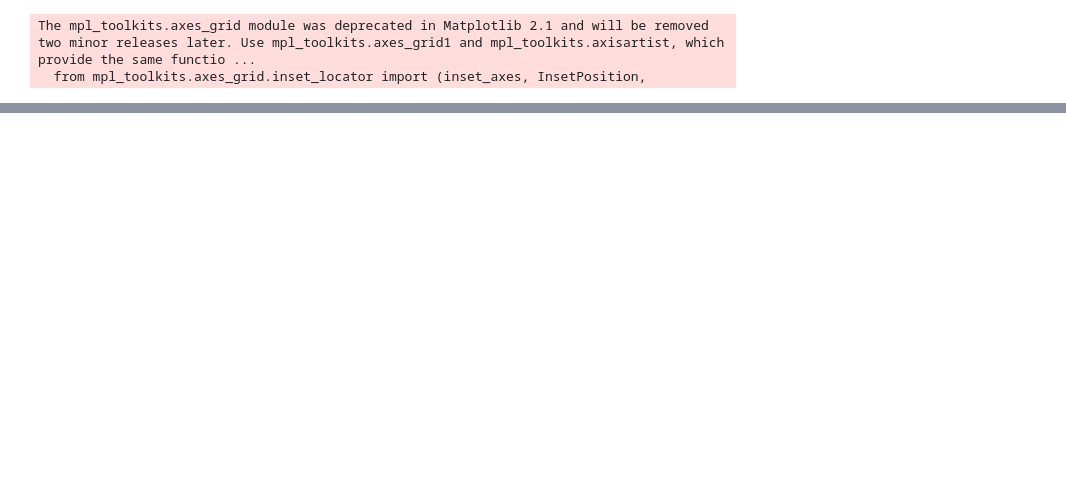
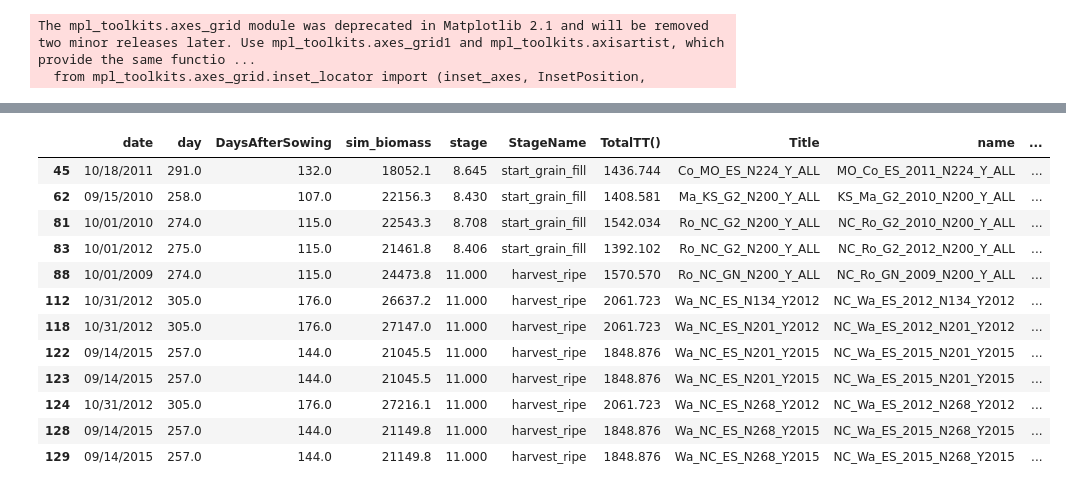
Before and after one commit to JJguri/APSIMClassicTools, a Jupyter notebook: SunGrantDataValidation.ipynb, the cells around one changed output, grey strips where cells are left out. Saved outputs shown, nothing was run; the diff lists cells and outputs as text; code cells hidden in the pictures; blank space fills up the shorter version.

```diff
--- a/SunGrantDataValidation.ipynb
+++ b/SunGrantDataValidation.ipynb
@@ -44,6 +44,7 @@ display(HTML("<style>.container { width:100% !important; }</style>"))
 The mpl_toolkits.axes_grid module was deprecated in Matplotlib 2.1 and will be removed two minor releases later. Use mpl_toolkits.axes_grid1 and mpl_toolkits.axisartist, which provide the same functio ...
   from mpl_toolkits.axes_grid.inset_locator import (inset_axes, InsetPosition,
 # %%
+#read simulated data from APSIM Classic out files
 filelist = glob.glob(r'C:\Users\uqjojeda\Nextcloud\PURTERRA-A0131\2020\Validation\APSIMfiles\*HarvestReport.out')
 frame = pd.DataFrame()
 list = []
@@ -57,13 +58,27 @@ for file in filelist:
     b['location'] = b['Title'].str.slice(0,2)
     b['state'] = b['Title'].str.slice(3,5)
     b['cultivar'] = b['Title'].str.slice(6,8)
+    b['nitrogen'] = b['Title'].str.slice(9,13)
+    b['year2'] = b['Title'].str.slice(14,19)
     b["day"] = b["day"].astype(str).astype(float)
     b["DaysAfterSowing"] = b["DaysAfterSowing"].astype(str).astype(float)
     b["biomass"] = b["biomass"].astype(str).astype(float)
     b["stage"] = b["stage"].astype(str).astype(float)
     b["TotalTT()"] = b["TotalTT()"].astype(str).astype(float)
     b.rename(columns={'biomass':'sim_biomass'}, inplace=True)
-    b["name"] = b["state"] + "_" + b["location"] + "_" + b["cultivar"] + "_" + b["year"]
+    b["name"] = b["state"] + "_" + b["location"] + "_" + b["cultivar"] + "_" + b["year"] + "_" + b["nitrogen"] + "_" + b["year2"]
+    b["env"] = b["location"] + "-" + b["state"]
     list.append(b)
 
 all_sim = pd.concat(list)
+
+#read observed data
+obs = pd.read_csv(r'C:\Users\uqjojeda\Nextcloud\PURTERRA-A0131\2020\Validation\APSIMfiles\observed.csv')
+obs['year'] = obs['year'].astype(object)
+obs.rename(columns={'biomass':'obs_biomass'}, inplace=True)
+
+#merge obs and pre data
+df0 = pd.merge(all_sim, obs, on=["name"], how="inner")
+df=df0.drop(['year_x','location_x','cultivar_x','state_x','nitrogen_x','year2_x'],axis=1)
+df.rename(columns={'year_y':'year','location_y':'location','cultivar_y':'cultivar','state_y':'state','nitrogen_y':'nitrogen','year2_y':'year2'}, inplace=True)
+df['delta'] = df['obs_biomass']-df['sim_biomass']
@@ -176,0 +186,16 @@ plt.subplots_adjust(wspace=0.23, hspace=0.25)
+# %%
+df.loc[df['delta'] < -8000]
+# %% [output]
+|  | date | day | DaysAfterSowing | sim_biomass | stage | StageName | TotalTT() | Title | name | ... |
+| 45 | 10/18/2011 | 291.0 | 132.0 | 18052.1 | 8.645 | start_grain_fill | 1436.744 | Co_MO_ES_N224_Y_ALL | MO_Co_ES_2011_N224_Y_ALL | ... |
+| 62 | 09/15/2010 | 258.0 | 107.0 | 22156.3 | 8.430 | start_grain_fill | 1408.581 | Ma_KS_G2_N200_Y_ALL | KS_Ma_G2_2010_N200_Y_ALL | ... |
+| 81 | 10/01/2010 | 274.0 | 115.0 | 22543.3 | 8.708 | start_grain_fill | 1542.034 | Ro_NC_G2_N200_Y_ALL | NC_Ro_G2_2010_N200_Y_ALL | ... |
+| 83 | 10/01/2012 | 275.0 | 115.0 | 21461.8 | 8.406 | start_grain_fill | 1392.102 | Ro_NC_G2_N200_Y_ALL | NC_Ro_G2_2012_N200_Y_ALL | ... |
+| 88 | 10/01/2009 | 274.0 | 115.0 | 24473.8 | 11.000 | harvest_ripe | 1570.570 | Ro_NC_GN_N200_Y_ALL | NC_Ro_GN_2009_N200_Y_ALL | ... |
+| 112 | 10/31/2012 | 305.0 | 176.0 | 26637.2 | 11.000 | harvest_ripe | 2061.723 | Wa_NC_ES_N134_Y2012 | NC_Wa_ES_2012_N134_Y2012 | ... |
+| 118 | 10/31/2012 | 305.0 | 176.0 | 27147.0 | 11.000 | harvest_ripe | 2061.723 | Wa_NC_ES_N201_Y2012 | NC_Wa_ES_2012_N201_Y2012 | ... |
+| 122 | 09/14/2015 | 257.0 | 144.0 | 21045.5 | 11.000 | harvest_ripe | 1848.876 | Wa_NC_ES_N201_Y2015 | NC_Wa_ES_2015_N201_Y2015 | ... |
+| 123 | 09/14/2015 | 257.0 | 144.0 | 21045.5 | 11.000 | harvest_ripe | 1848.876 | Wa_NC_ES_N201_Y2015 | NC_Wa_ES_2015_N201_Y2015 | ... |
+| 124 | 10/31/2012 | 305.0 | 176.0 | 27216.1 | 11.000 | harvest_ripe | 2061.723 | Wa_NC_ES_N268_Y2012 | NC_Wa_ES_2012_N268_Y2012 | ... |
+| 128 | 09/14/2015 | 257.0 | 144.0 | 21149.8 | 11.000 | harvest_ripe | 1848.876 | Wa_NC_ES_N268_Y2015 | NC_Wa_ES_2015_N268_Y2015 | ... |
+| 129 | 09/14/2015 | 257.0 | 144.0 | 21149.8 | 11.000 | harvest_ripe | 1848.876 | Wa_NC_ES_N268_Y2015 | NC_Wa_ES_2015_N268_Y2015 | ... |
```
Also changed, not shown: parts of 3 cells of this notebook.
